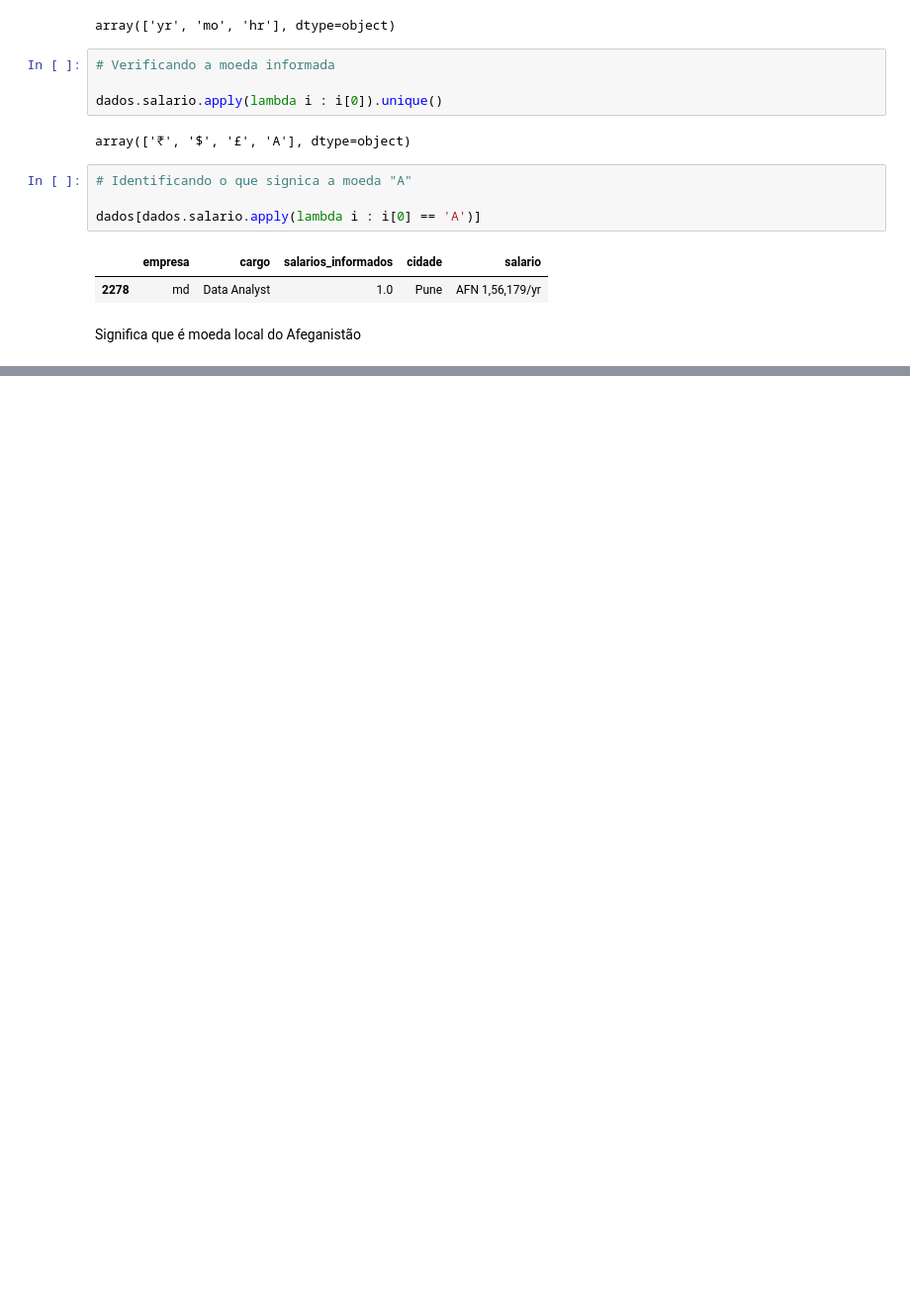
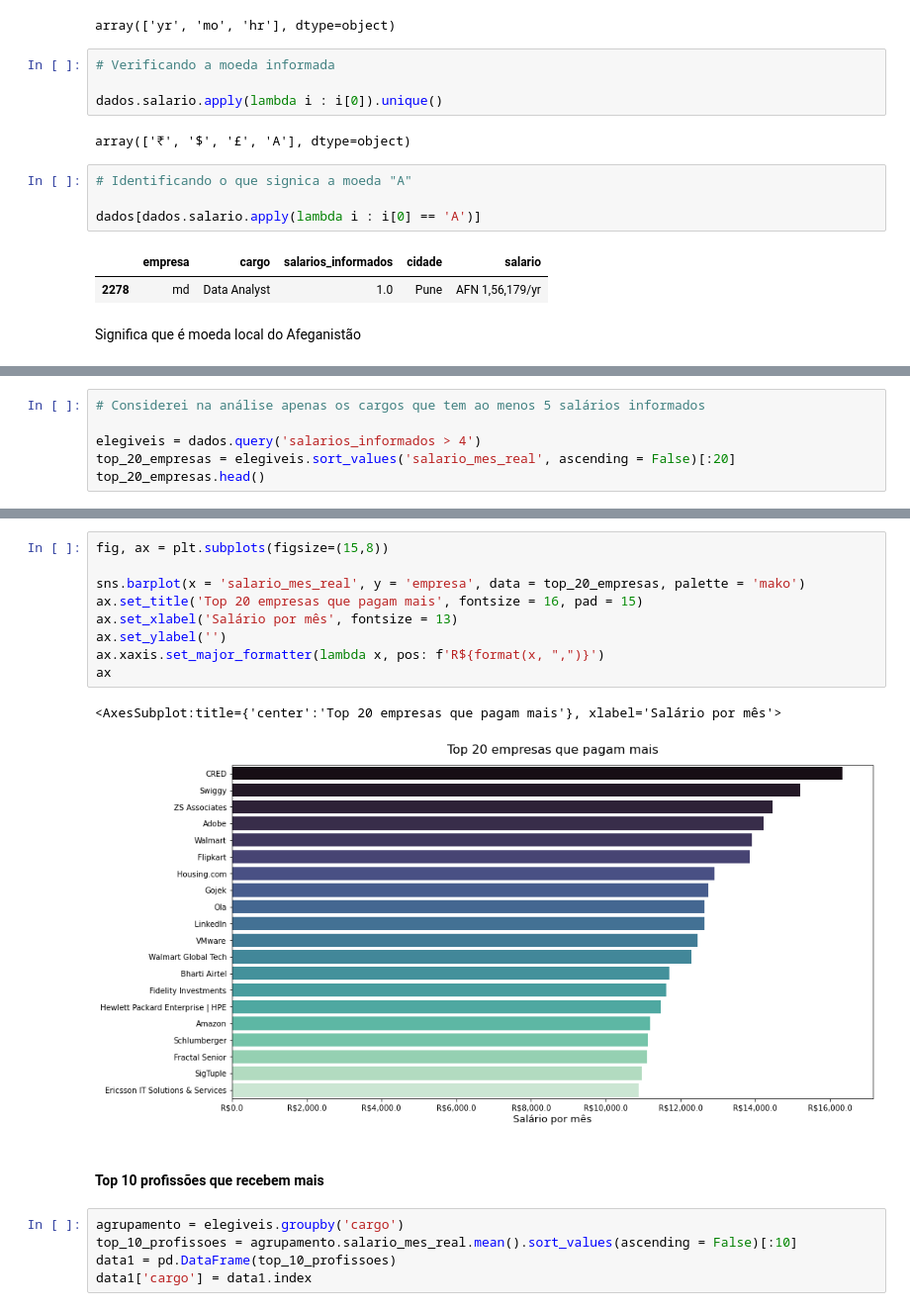
Before and after one commit to jeanpadrao/EDA_Salario_Profissionais_Dados_India, a Jupyter notebook: Salário profissionais de dados da Índia.ipynb, the cells around one changed output, grey strips where cells are left out. Shown at 99% size. Drawn from its saved outputs; the diff is of its cells as text; blank space fills up the shorter version.

```diff
--- a/Salário profissionais de dados da Índia.ipynb
+++ b/Salário profissionais de dados da Índia.ipynb
@@ -162,0 +196,6 @@ dados.head()
+# %%
+# Considerei na análise apenas os cargos que tem ao menos 5 salários informados
+
+elegiveis = dados.query('salarios_informados > 4')
+top_20_empresas = elegiveis.sort_values('salario_mes_real', ascending = False)[:20]
+top_20_empresas.head()
@@ -162,0 +209,19 @@ dados.head()
+# %%
+fig, ax = plt.subplots(figsize=(15,8))
+
+sns.barplot(x = 'salario_mes_real', y = 'empresa', data = top_20_empresas, palette = 'mako')
+ax.set_title('Top 20 empresas que pagam mais', fontsize = 16, pad = 15)
+ax.set_xlabel('Salário por mês', fontsize = 13)
+ax.set_ylabel('')
+ax.xaxis.set_major_formatter(lambda x, pos: f'R${format(x, ",")}')
+ax
+# %% [output]
+<AxesSubplot:title={'center':'Top 20 empresas que pagam mais'}, xlabel='Salário por mês'>
+[figure, added]
+# %% [markdown]
+#### Top 10 profissões que recebem mais
+# %%
+agrupamento = elegiveis.groupby('cargo')
+top_10_profissoes = agrupamento.salario_mes_real.mean().sort_values(ascending = False)[:10]
+data1 = pd.DataFrame(top_10_profissoes)
+data1['cargo'] = data1.index
```
Also changed, not shown: parts of 20 cells of this notebook.
